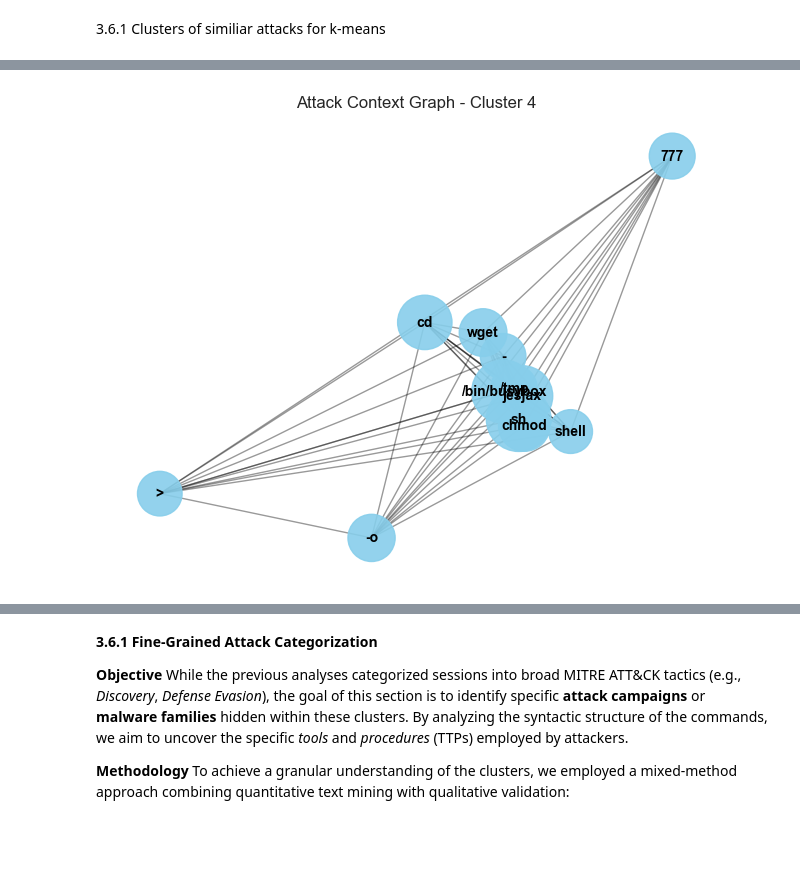
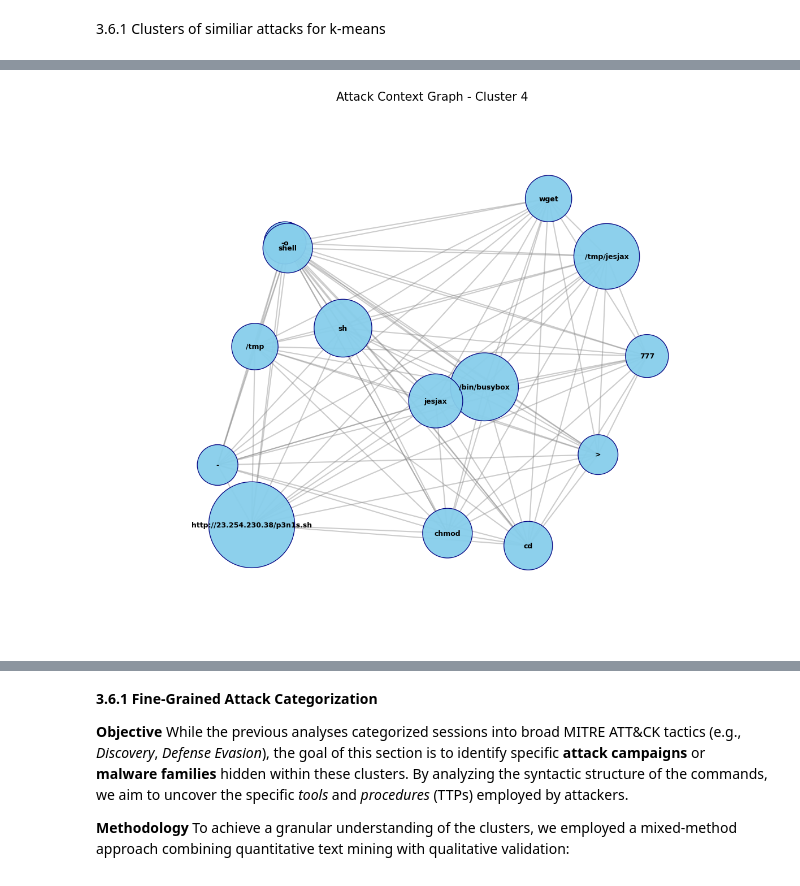
Before and after one commit to SteLib/ML-ssh-session-classifier, a Jupyter notebook: section_3_unsupervised_learning.ipynb, the cells around one changed output, grey strips where cells are left out. Drawn from its saved outputs; the diff is of its cells as text; code cells hidden in the pictures; blank space fills up the shorter version.

```diff
--- a/section_3_unsupervised_learning.ipynb
+++ b/section_3_unsupervised_learning.ipynb
@@ -955,9 +955,10 @@ from sklearn.feature_extraction.text import CountVectorizer
 import networkx as nx
 import random
 
-print("=== 3.6 FINE-GRAINED ATTACK ANALYSIS (FIXED) ===")
+print("=== 3.6 FINE-GRAINED ATTACK ANALYSIS ===")
 
 # --- 1. LOAD DATA ---
+
 try:
     df_raw = jl.load('df.pkl')
     labels = jl.load('kmeans_labels.pkl')
@@ -966,22 +967,30 @@ try:
 except FileNotFoundError:
     raise FileNotFoundError("Run previous steps to generate 'df.pkl' and 'kmeans_labels.pkl'")
 
+
+
+
+
 # --- 2. DEFINE ANALYSIS FUNCTION ---
 def analyze_fine_grained(cluster_id, cluster_name_guess):
     print(f"\n{'-'*60}")
     print(f">>> DEEP DIVE: CLUSTER {cluster_id} (Broad Intent: {cluster_name_guess})")
     print(f"{'-'*60}")
 
-    # Filter data
+    # Isolate sessions belonging to the specific cluster
     cluster_docs = df_raw[df_raw['cluster'] == cluster_id]['full_session'].astype(str).tolist()
 
-    # A. N-Gram Analysis
+    # --- A. N-Gram Analysis ---
     print(f"1. Extracting common command sequences (N-grams)...")
 
     def clean_text(text):
         return text.replace(';', ' ').replace('|', ' ').replace('&', ' ')
 
     cluster_docs_clean = [clean_text(doc) for doc in cluster_docs]
+
+    # Downsample if data is too large to speed up processing,
+    # using a fixed seed to ensure results are reproducible.
+    random.seed(42)
     if len(cluster_docs_clean) > 5000:
         cluster_docs_clean = random.sample(cluster_docs_clean, 5000)
 
@@ -993,71 +1002,101 @@ def analyze_fine_grained(cluster_id, cluster_name_guess):
         freq_dist = list(zip(vocab, counts))
         freq_dist.sort(key=lambda x: x[1], reverse=True)
 
-        print("   Top Attack Patterns found:")
+        print("   Selected Frequent N-gram sequences:")
         for phrase, count in freq_dist[:10]:
             print(f"   - \"{phrase}\" (Count: {count})")
     except ValueError:
         print("   (Not enough data for N-grams)")
 
-    # B. Samples
+    # --- B. Raw Session Inspection ---
     print(f"\n2. Inspecting 3 Random Sessions:")
     if len(df_raw[df_raw['cluster'] == cluster_id]) > 0:
-        sample_sessions = df_raw[df_raw['cluster'] == cluster_id]['full_session'].sample(min(3, len(cluster_docs))).values
+        # Sample 3 random sessions to sanity check the statistical findings
+        sample_sessions = df_raw[df_raw['cluster'] == cluster_id]['full_session'].sample(
+            min(3, len(cluster_docs)), random_state=42
+        ).values
         for i, sess in enumerate(sample_sessions):
             print(f"   Sample {i+1}: {sess[:150]}...")
     else:
         print("   No sessions in this cluster.")
 
-    # C. Co-occurrence Graph (FIXED)
+    # --- C. Co-occurrence Graph Visualization ---
     print(f"\n3. Generating Co-occurrence Graph...")
 
     try:
-        # 1. Get top words and their counts
-        graph_vectorizer = CountVectorizer(max_features=15, stop_words=['and', 'the', 'to'], token_pattern=r'\S+')
+        # Increase max_features slightly to capture broader context for the graph
+        graph_vectorizer = CountVectorizer(max_features=25, stop_words=['and', 'the', 'to'], token_pattern=r'\S+')
         X_graph = graph_vectorizer.fit_transform(cluster_docs_clean)
 
-        # Calculate co-occurrence
+        # Compute the co-occurrence matrix
         xc = (X_graph.T * X_graph)
-        xc.setdiag(0)
+        xc.setdiag(0) # Remove self-loops (word appearing with itself)
 
-        # 2. Build Graph
         names = graph_vectorizer.get_feature_names_out()
         total_counts = X_graph.sum(axis=0).A1
-        # Create a dictionary to map word -> frequency size
         word_counts_dict = dict(zip(names, total_counts))
 
         G = nx.Graph()
         rows, cols = xc.nonzero()
+
+        # Dynamic threshold: only keep edges with >5% of the max co-occurrence
+        # to prevent the graph from becoming a "hairball"
+        max_val = xc.max()
+        threshold = max_val * 0.05
+
         for i, j in zip(rows, cols):
             weight = xc[i, j]
-            if weight > (xc.max() * 0.15): # Threshold to reduce clutter
+            if weight > threshold:
                 G.add_edge(names[i], names[j], weight=weight)
 
-        # 3. Plotting (Corrected Size Matching)
+        # Plotting with smart node sizing
         if len(G.nodes) > 0:
-            plt.figure(figsize=(8, 6))
-            pos = nx.spring_layout(G, k=0.6)
+            plt.figure(figsize=(12, 10))
 
-            # Create node_sizes list ONLY for nodes in G, maintaining order
-            # Scaling down by 5 for visibility
-            node_sizes = [word_counts_dict[node] / 5 for node in G.nodes()]
+            # Use a higher repulsion (k) to push nodes apart and avoid overlap
+            pos = nx.spring_layout(G, k=2.5, seed=42, iterations=50)
 
-            # Draw
-            nx.draw_networkx_nodes(G, pos, node_size=node_sizes, node_color='skyblue', alpha=0.9)
-            nx.draw_networkx_edges(G, pos, width=1, alpha=0.4)
-            nx.draw_networkx_labels(G, pos, font_size=10, font_weight='bold')
+            # --- Smart Node Sizing Logic ---
+            # Calculates node size based on frequency, but ensures the circle
+            # is always large enough to fit the text label.
+            node_sizes = []
+            for node in G.nodes():
+                freq = word_counts_dict[node]
+                text_len = len(node)
 
-            plt.title(f"Attack Context Graph - Cluster {cluster_id}")
+                # Base size derived from frequency
+                freq_size = freq * 0.5
+
+                # Minimum size required to fit the word (heuristic: length * factor)
+                min_text_size = (text_len * 500) + 1500
+
+                # Pick the larger of the two to ensure readability
+                final_size = max(freq_size, min_text_size)
+
+                # Cap the maximum size to keep the graph tidy
+                final_size = min(final_size, 12000)
+
+                node_sizes.append(final_size)
+
+            # Draw components
+            nx.draw_networkx_nodes(G, pos, node_size=node_sizes, node_color='#87CEEB', alpha=0.95, edgecolors='navy')
+            nx.draw_networkx_edges(G, pos, width=1.5, alpha=0.4, edge_color='gray')
+            nx.draw_networkx_labels(G, pos, font_size=9, font_weight='bold', font_color='black')
+
+            plt.title(f"Attack Context Graph - Cluster {cluster_id}", fontsize=15)
             plt.axis('off')
+
+            # Add margins to ensure nodes at the edges aren't cut off
+            plt.margins(0.2)
+            plt.tight_layout()
             plt.show()
         else:
-            print("   (No strong connections found to build a graph)")
+            print("   (No strong connections found)")
 
     except ValueError:
         print("   (Not enough data for graph)")
 
 # --- 3. RUN ---
-# Esegui l'analisi sui cluster che avevi identificato (es. 4 e 0)
 analyze_fine_grained(4, "Defense Evasion / Malware Dropper")
 analyze_fine_grained(0, "Reconnaissance / Discovery")
 # %% [output]
@@ -1079,6 +1118,6 @@ Data Loaded. Total sessions: 233035
 
 3. Generating Co-occurrence Graph...
-[figure, old version]
+[figure, new version]
 ------------------------------------------------------------
 >>> DEEP DIVE: CLUSTER 0 (Broad Intent: Reconnaissance / Discovery)
 ------------------------------------------------------------
```
Also changed, not shown: parts of 7 cells of this notebook, 2 other files.
